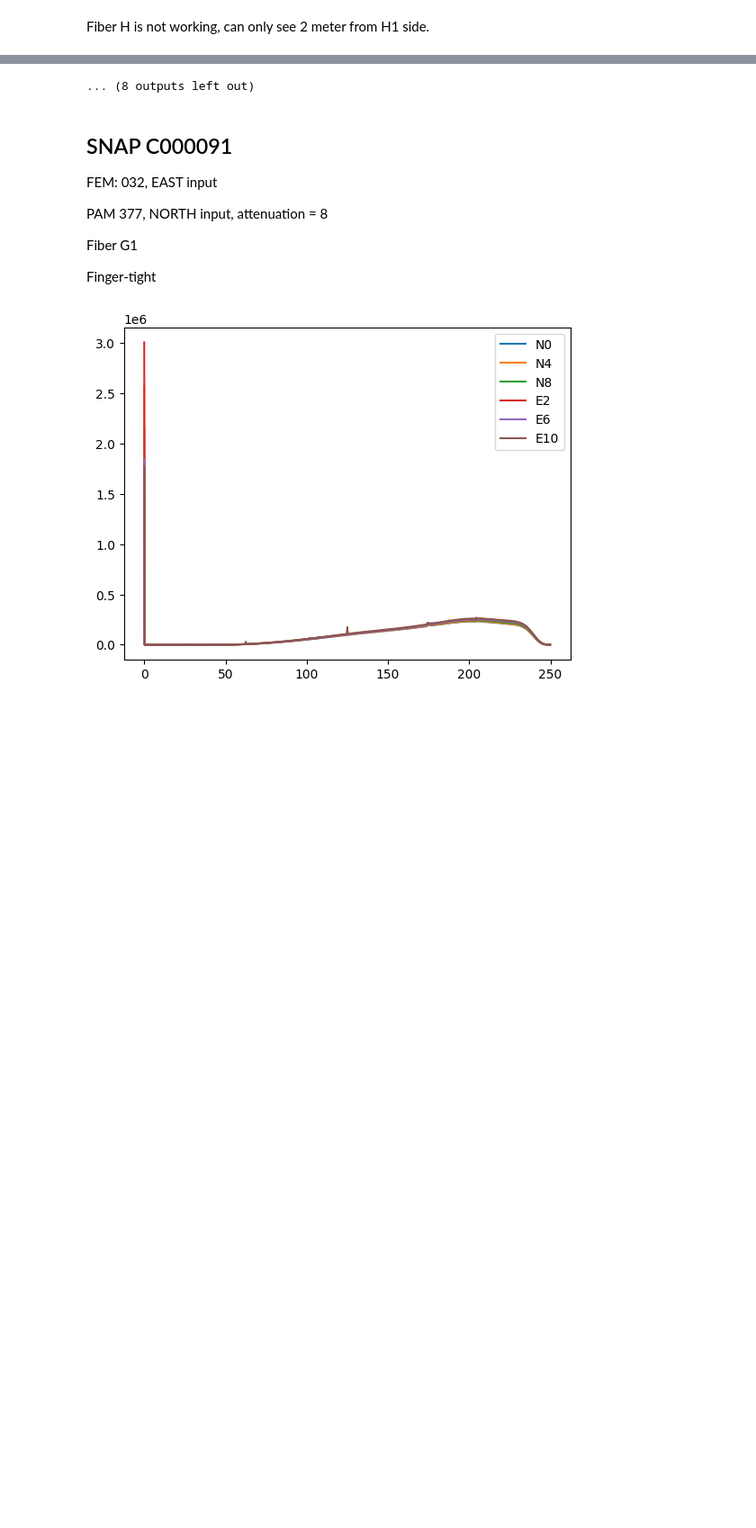
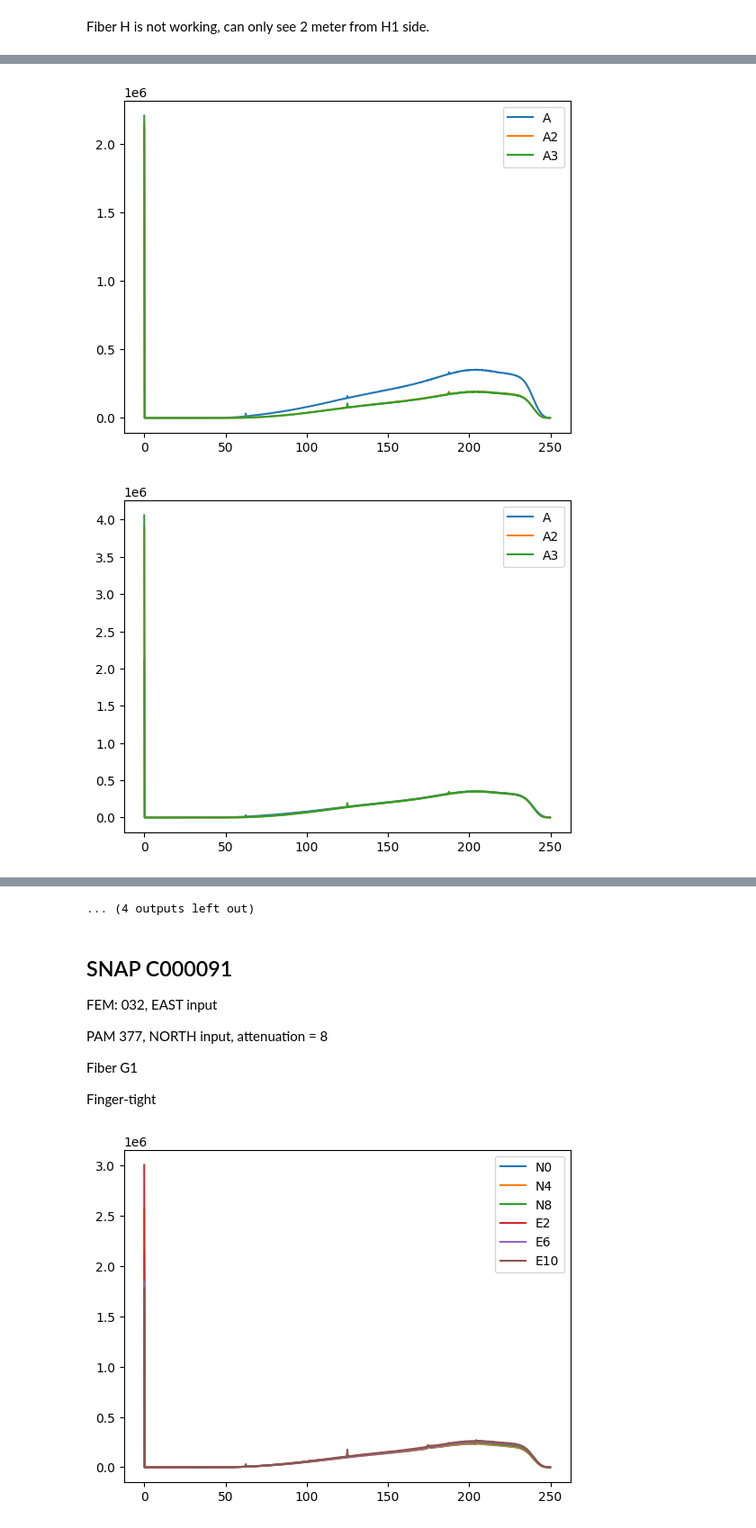
Before and after one commit to EIGSEP/eigsep_corr, a Jupyter notebook: gain_calibration/gain_calibration_oct24.ipynb, the cells around one changed output, grey strips where cells are left out. Shown: that part at 90% size. Saved outputs shown, nothing was run; the diff lists cells and outputs as text; code cells hidden in the pictures; blank space fills up the shorter version.

```diff
--- a/gain_calibration/gain_calibration_oct24.ipynb
+++ b/gain_calibration/gain_calibration_oct24.ipynb
@@ -185,6 +183,6 @@ plot_noise(fiber_data, FIBERS)
 # %%
-for f in ["B", "C", "D", "E", "F"]:
-    FIBERS = [f, f"{f}2"]
+for f in ["A", "B", "C", "D", "E", "F", "G", "H"]:
+    FIBERS = [f, f"{f}2", f"{f}3"]
     fiber_data, fiber_norm = all_data(FIBERS, "fiber")
 
     plot_data(fiber_data, FIBERS)
@@ -206,0 +193,2 @@ for f in ["B", "C", "D", "E", "F"]:
+[figure, added]
+[figure, added]
@@ -207,4 +205,4 @@ for f in ["B", "C", "D", "E", "F"]:
-... (8 outputs left out)
+... (4 outputs left out)
 # %% [markdown]
 ## SNAP  C000091
 
```
Also changed, not shown: parts of 4 cells of this notebook, 2 other files.
